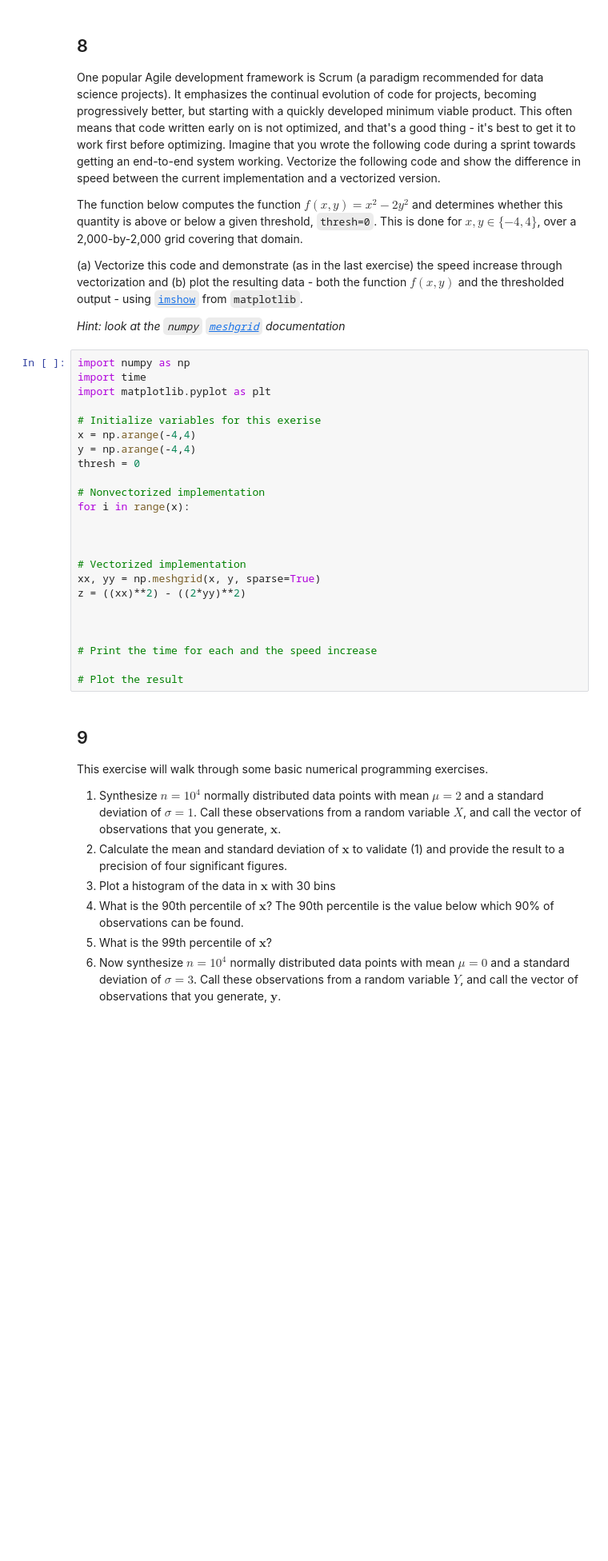
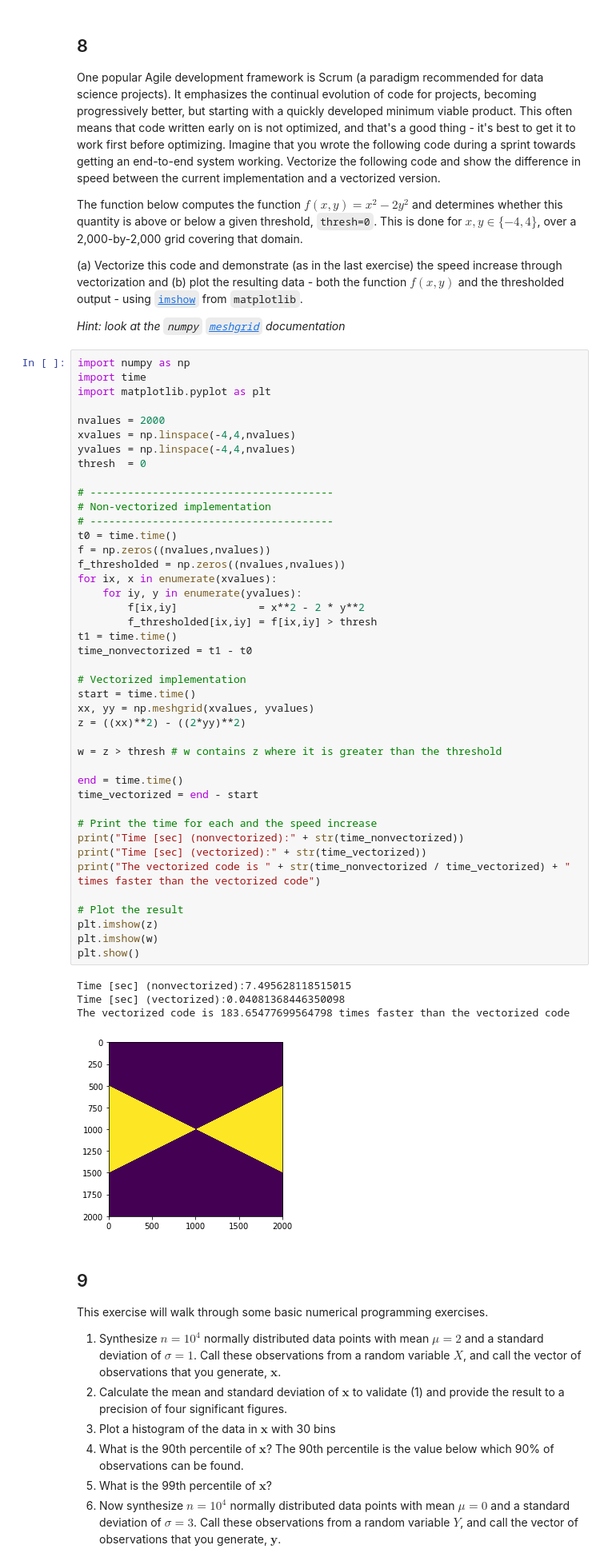
Before and after one commit to vkumaresan/ECE590, a Jupyter notebook: Assignment_1.ipynb, the cells around one changed output. Shown at 80% size. Saved outputs shown, nothing was run; the diff lists cells and outputs as text; blank space fills up the shorter version.

```diff
--- a/Assignment_1.ipynb
+++ b/Assignment_1.ipynb
@@ -342,30 +340,53 @@ The function below computes the function $f(x,y) = x^2 - 2 y^2$ and determines w
 (a) Vectorize this code and demonstrate (as in the last exercise) the speed increase through vectorization and (b) plot the resulting data - both the function $f(x,y)$ and the thresholded output - using [`imshow`](https://matplotlib.org/api/_as_gen/matplotlib.pyplot.imshow.html?highlight=matplotlib%20pyplot%20imshow#matplotlib.pyplot.imshow) from `matplotlib`.
 
 *Hint: look at the `numpy` [`meshgrid`](https://docs.scipy.org/doc/numpy-1.13.0/reference/generated/numpy.meshgrid.html) documentation*
-# %%
-import numpy as np
-import time
-import matplotlib.pyplot as plt
-
-# Initialize variables for this exerise
-x = np.arange(-4,4)
-y = np.arange(-4,4)
-thresh = 0
-
-# Nonvectorized implementation
-for i in range(x):
-
-
-
-# Vectorized implementation
-xx, yy = np.meshgrid(x, y, sparse=True)
-z = ((xx)**2) - ((2*yy)**2)
-
-
-
-# Print the time for each and the speed increase
-
-# Plot the result
+# %%
+import numpy as np
+import time
+import matplotlib.pyplot as plt
+
+nvalues = 2000
+xvalues = np.linspace(-4,4,nvalues)
+yvalues = np.linspace(-4,4,nvalues)
+thresh  = 0
+
+# ---------------------------------------
+# Non-vectorized implementation
+# ---------------------------------------
+t0 = time.time()
+f = np.zeros((nvalues,nvalues))
+f_thresholded = np.zeros((nvalues,nvalues))
+for ix, x in enumerate(xvalues):
+    for iy, y in enumerate(yvalues):
+        f[ix,iy]             = x**2 - 2 * y**2
+        f_thresholded[ix,iy] = f[ix,iy] > thresh
+t1 = time.time()
+time_nonvectorized = t1 - t0
+
+# Vectorized implementation
+start = time.time()
+xx, yy = np.meshgrid(xvalues, yvalues)
+z = ((xx)**2) - ((2*yy)**2)
+
+w = z > thresh # w contains z where it is greater than the threshold
+
+end = time.time()
+time_vectorized = end - start
+
+# Print the time for each and the speed increase
+print("Time [sec] (nonvectorized):" + str(time_nonvectorized))
+print("Time [sec] (vectorized):" + str(time_vectorized))
+print("The vectorized code is " + str(time_nonvectorized / time_vectorized) + " times faster than the vectorized code")
+
+# Plot the result
+plt.imshow(z)
+plt.imshow(w)
+plt.show()
+# %% [output]
+Time [sec] (nonvectorized):7.495628118515015
+Time [sec] (vectorized):0.04081368446350098
+The vectorized code is 183.65477699564798 times faster than the vectorized code
+[figure, added]
 # %% [markdown]
 ## 9
 This exercise will walk through some basic numerical programming exercises.
```
Also changed, not shown: parts of 1 cell of this notebook.
